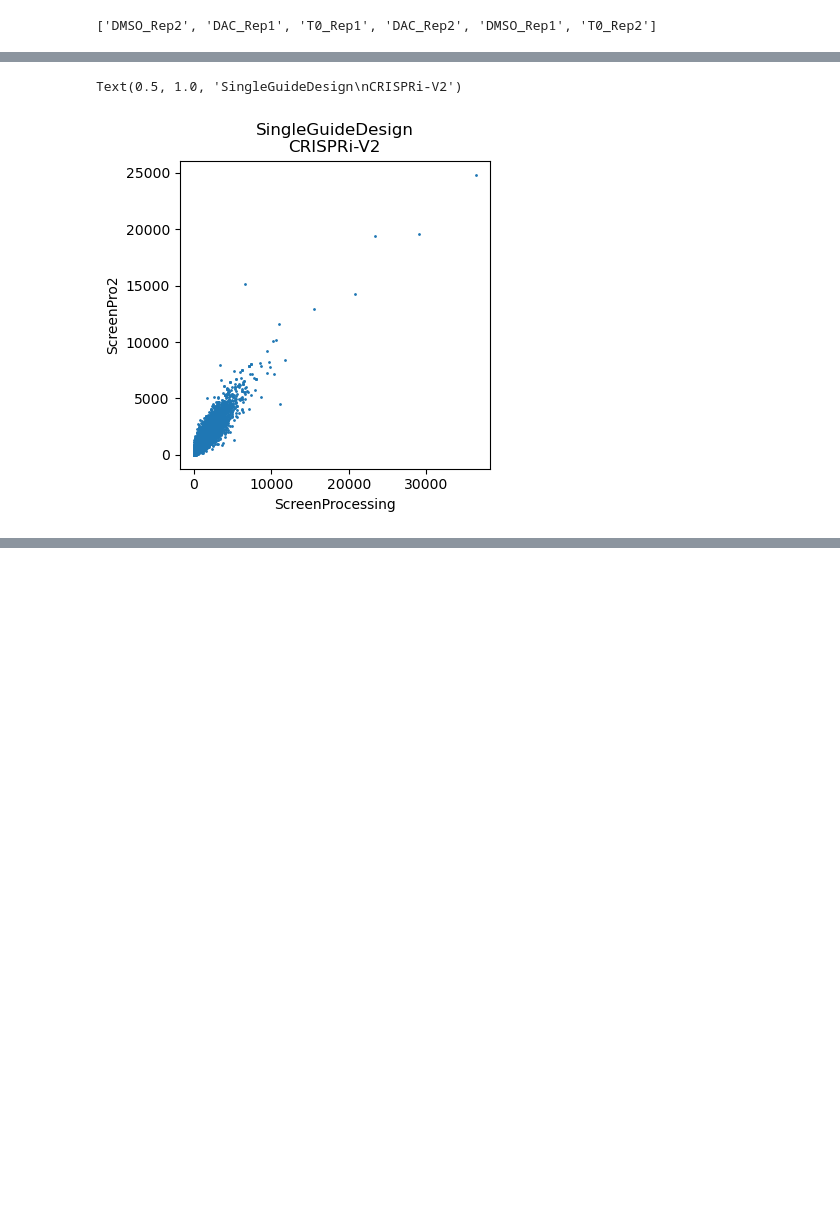
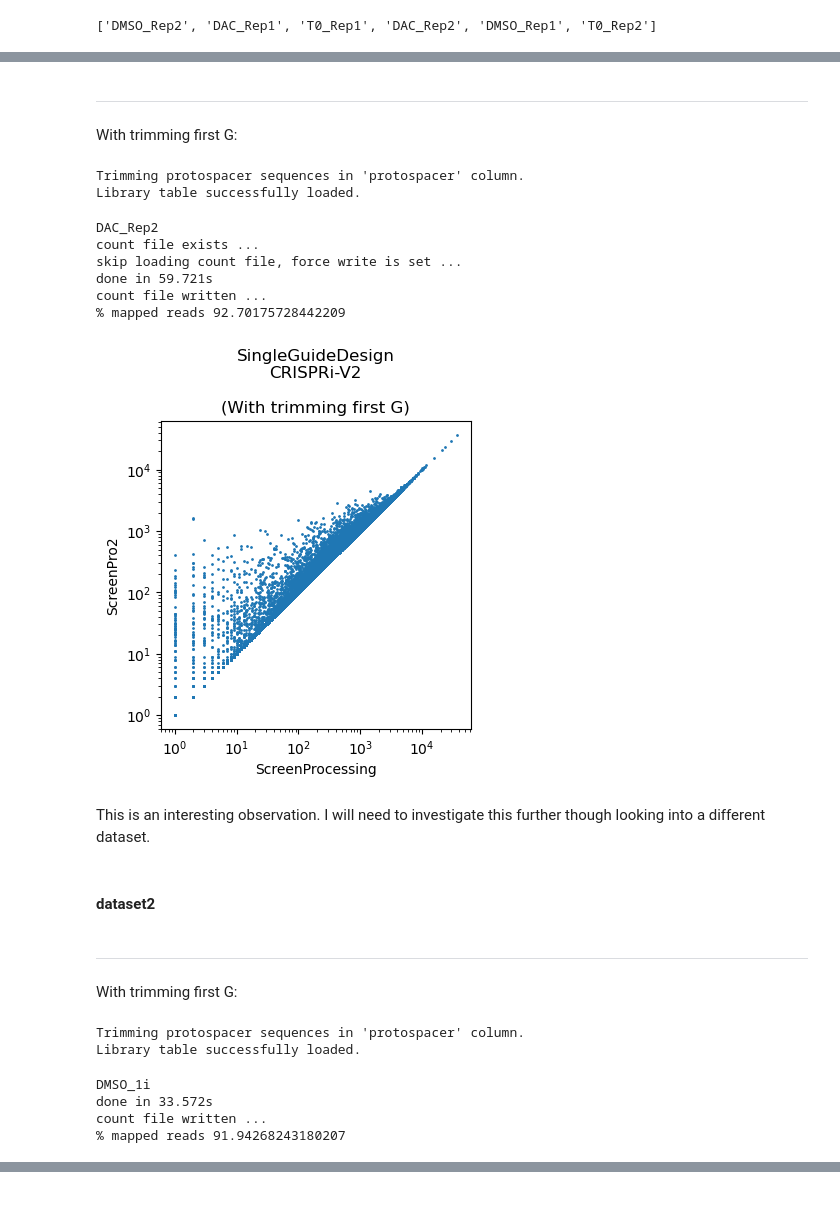
Before and after one commit to FunGI-cap/ScreenPro-Benchmarking, a Jupyter notebook: analysis/1a-single-or-dual-guide-screens/single-or-dual-guide-screen-reanalysis.ipynb, the cells around one changed output, grey strips where cells are left out. Saved outputs shown, nothing was run; the diff lists cells and outputs as text; code cells hidden in the pictures; blank space fills up the shorter version.

Commit message:
compare counts between ScreenProcessing and ScreenPro2

```diff
--- a/analysis/1a-single-or-dual-guide-screens/single-or-dual-guide-screen-reanalysis.ipynb
+++ b/analysis/1a-single-or-dual-guide-screens/single-or-dual-guide-screen-reanalysis.ipynb
@@ -429,12 +400,40 @@ screenprocessing_counts['T0']['Rep1'].hist(bins=100)
+# %% [markdown]
+___
+With trimming first G:
+# %%
+counter = scp.ngs.Counter(cas_type = 'cas9', library_type = 'single_guide_design')
+counter.load_library(CRISPRi_v2_human_path, sep = '\t', verbose = True, index_col=None, protospacer_length=19)
+# %% [output]
+Trimming protospacer sequences in 'protospacer' column.
+Library table successfully loaded.
+# %%
+counter.get_counts_matrix(
+    fastq_dir = 'molm13_exp_fastq/',
+    samples = ['DAC_Rep2'],#samples,
+    trim_first_g=True,
+    write = 'force',
+    verbose = True
+)
+# %% [output]
+DAC_Rep2
+count file exists ...
+skip loading count file, force write is set ...
+done in 59.721s
+count file written ...
+% mapped reads 92.70175728442209
+# %%
+adata = counter.build_counts_anndata()
 # %%
 fig, ax = plt.subplots(figsize=(4,4))
 
 pd.concat({
     'ScreenProcessing':screenprocessing_counts['DAC']['Rep2'],
-    'ScreenPro2':adata.to_df().loc['DMSO_Rep2',screenprocessing_counts.index]
+    'ScreenPro2':adata.to_df().loc['DAC_Rep2',screenprocessing_counts.index]
 },axis=1).plot.scatter('ScreenProcessing','ScreenPro2',s=1,ax=ax)
 
-plt.title('SingleGuideDesign\nCRISPRi-V2')
+plt.xscale('log')
+plt.yscale('log')
+plt.title('SingleGuideDesign\nCRISPRi-V2\n\n(With trimming first G)')
+plt.show()
 # %% [output]
-Text(0.5, 1.0, 'SingleGuideDesign\nCRISPRi-V2')
-[figure, old version]
+[figure, new version]
@@ -476,0 +440,4 @@ plot_count_benchmark()
+# %% [markdown]
+This is an interesting observation. I will need to investigate this further though looking into a different dataset.
+# %% [markdown]
+#### dataset2
@@ -476,0 +453,22 @@ plot_count_benchmark()
+# %% [markdown]
+___
+With trimming first G:
+# %%
+counter = scp.ngs.Counter(cas_type = 'cas9', library_type = 'single_guide_design')
+counter.load_library(CRISPRi_v2_human_path, sep = '\t', verbose = True, index_col=None, protospacer_length=19)
+# %% [output]
+Trimming protospacer sequences in 'protospacer' column.
+Library table successfully loaded.
+# %%
+counter.get_counts_matrix(
+    fastq_dir = 'DDRi_main_screens/fastq/',
+    samples = ['DMSO_1i'],#samples,
+    trim_first_g=True,
+    write = 'force',
+    verbose = True
+)
+# %% [output]
+DMSO_1i
+done in 33.572s
+count file written ...
+% mapped reads 91.94268243180207
```
Also changed, not shown: parts of 54 cells of this notebook.
